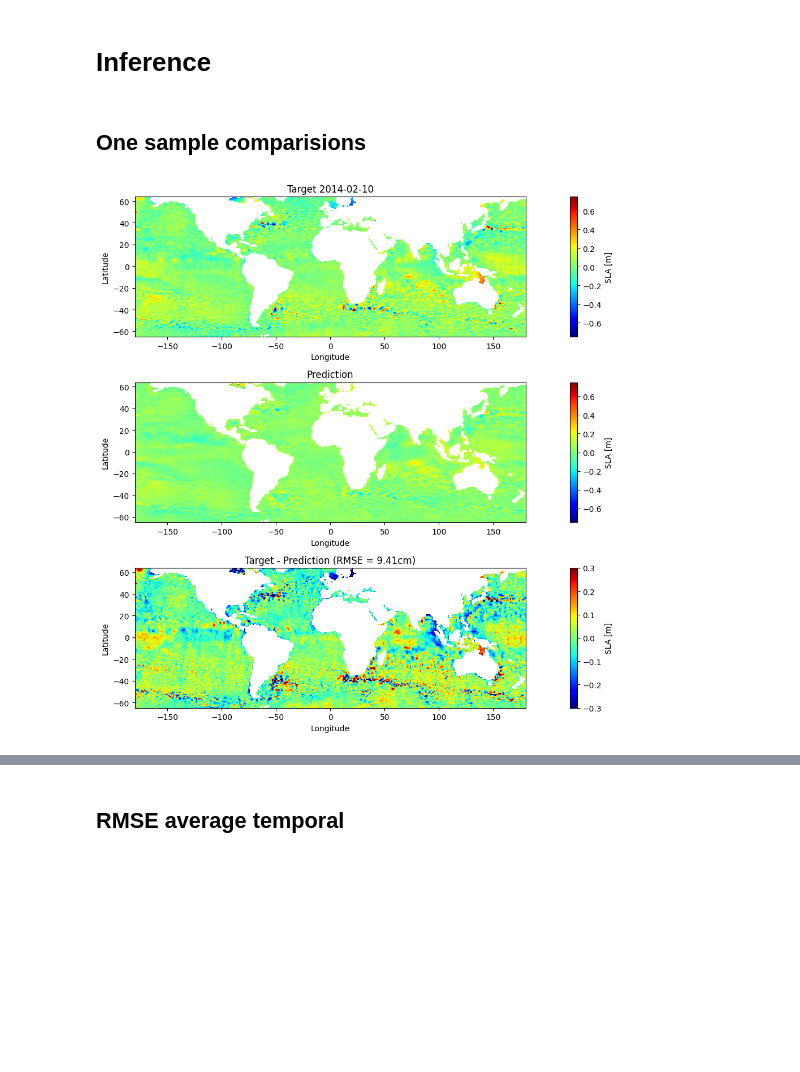
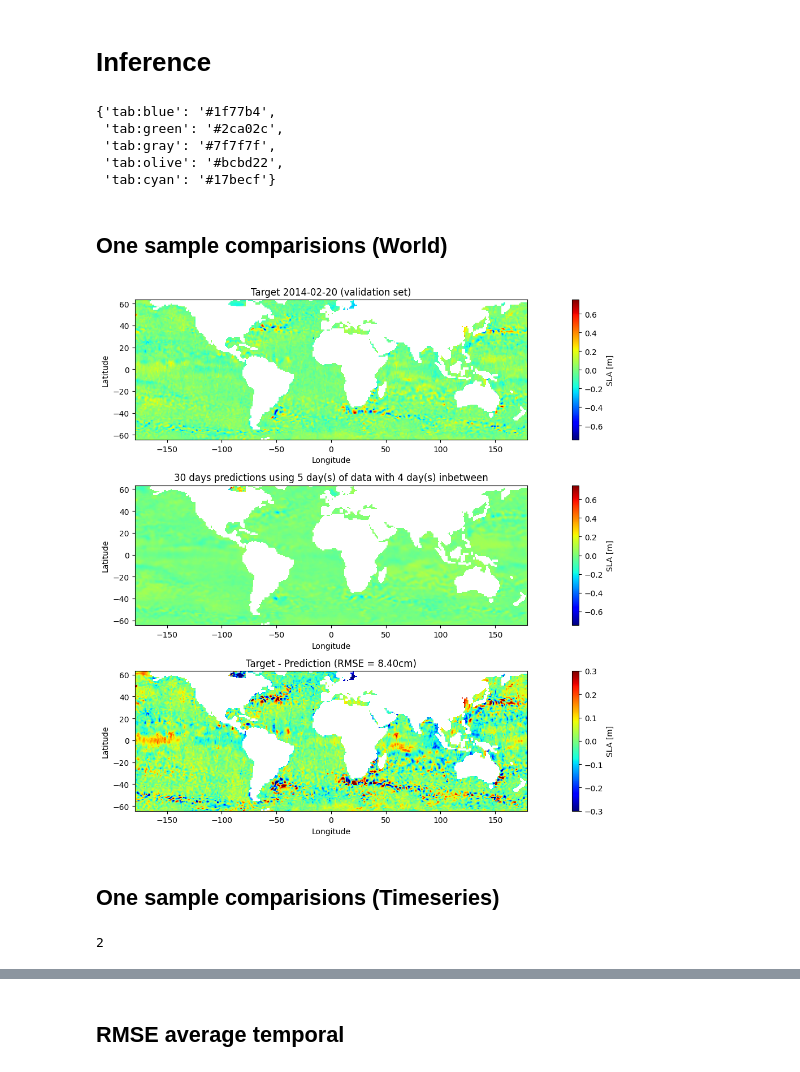
Before and after one commit to CasperTBangHansen/AltimetryForecasting, a Jupyter notebook: Experiments/GlobalNNConvLSTM.ipynb, the cells around one changed output, grey strips where cells are left out. Saved outputs shown, nothing was run; the diff lists cells and outputs as text; code cells hidden in the pictures; blank space fills up the shorter version.

```diff
--- a/Experiments/GlobalNNConvLSTM.ipynb
+++ b/Experiments/GlobalNNConvLSTM.ipynb
@@ -164,5 +215,6 @@ def setup_plot_on_epoch():
         display.clear_output(wait=True)
     return update_line
 # %%
-learning_rate = 1e-4
-epochs = 2
+learning_rate = 1e-6
+epochs = 50
+save_every = 50
@@ -201,0 +261,15 @@ losses = TrainingLoop.train_validation_loop(
+# %%
+losses = TrainingLoop.train_validation_loop(
+    model.to(DEVICE),
+    train_loader,
+    validation_loader,
+    criterion,
+    optimizer,
+    epochs,
+    start_epoch,
+    DEVICE,
+    setup_plot_on_epoch(),
+    SAVEFOLDER,
+    save_every,
+    dataset_parameters,
+)
@@ -210,0 +287,3 @@ extent = [lon[0].min() - 0.5, lon[0].max() + 0.5, lat[:,0].min() - 0.5, lat[:,0]
+# %%
+pred_title_multi = f"{dataset_parameters.prediction_steps} days predictions using {dataset_parameters.sequence_length} day(s) of data\nwith {dataset_parameters.sequence_steps - 1} day(s) inbetween"
+pred_title = pred_title_multi.replace('\n', ' ')
@@ -211,5 +300,23 @@ extent = [lon[0].min() - 0.5, lon[0].max() + 0.5, lat[:,0].min() - 0.5, lat[:,0]
+# %%
+_colors
+# %% [output]
+{'tab:blue': '#1f77b4',
+ 'tab:green': '#2ca02c',
+ 'tab:gray': '#7f7f7f',
+ 'tab:olive': '#bcbd22',
+ 'tab:cyan': '#17becf'}
+# %%
+extent = [lon[0].min(), lon[0].max(), lat[:,0].min(), lat[:,0].max()]
+_colors = mcolors.TABLEAU_COLORS.copy()
+del _colors['tab:red']
+del _colors['tab:orange']
+del _colors['tab:purple']
+del _colors['tab:brown']
+del _colors['tab:pink']
+
+colors = list(_colors.values())
 # %% [markdown]
-## One sample comparisions
+## One sample comparisions (World)
 # %%
 idx = 0
 vmin = -0.75
@@ -217,34 +324,40 @@ vmax = 0.75
 cmap = 'jet'
 
 vmin_diff = -0.3
 vmax_diff = 0.3
 
-diff_data = targets[idx] - outputs[idx]
+diff_data = diffs[idx]
 diff_vector = diff_data[~np.isnan(diff_data)].flatten()
 rmse = np.sqrt(diff_vector @ diff_vector / len(diff_vector))
 
 fig, axes = plt.subplots(3, 1, figsize=(16,10))
 im_target = axes[0].imshow(targets[idx], origin='lower', extent=extent, vmin=vmin, vmax=vmax, cmap=cmap)
 im_pred = axes[1].imshow(outputs[idx], origin='lower', extent=extent, vmin=vmin, vmax=vmax, cmap=cmap)
 im_diff = axes[2].imshow(diff_data, origin='lower', extent=extent, vmin=vmin_diff, vmax=vmax_diff, cmap=cmap)
 
-axes[0].set_title(f"Target {target_times[idx]}")
-axes[1].set_title("Prediction")
+axes[0].set_title(f"Target {target_times[idx]} ({loader_name} set)")
+axes[1].set_title(pred_title)
 axes[2].set_title(f"Target - Prediction (RMSE = {rmse*100:.2f}cm)")
 
 for ax in axes.flatten():
     ax.set_ylabel("Latitude")
     ax.set_xlabel("Longitude")
 
 caxs = []
 caxs.append(fig.colorbar(im_target))
 caxs.append(fig.colorbar(im_pred))
 caxs.append(fig.colorbar(im_diff))
 
 for cax in caxs:
     cax.ax.set_ylabel("SLA [m]")
 
 plt.tight_layout()
 plt.show()
 # %% [output]
-[figure, old version]
+[figure, new version]
+# %% [markdown]
+## One sample comparisions (Timeseries)
+# %%
+i_fig
+# %% [output]
+2
```
Also changed, not shown: parts of 32 cells of this notebook, 3 other files.
